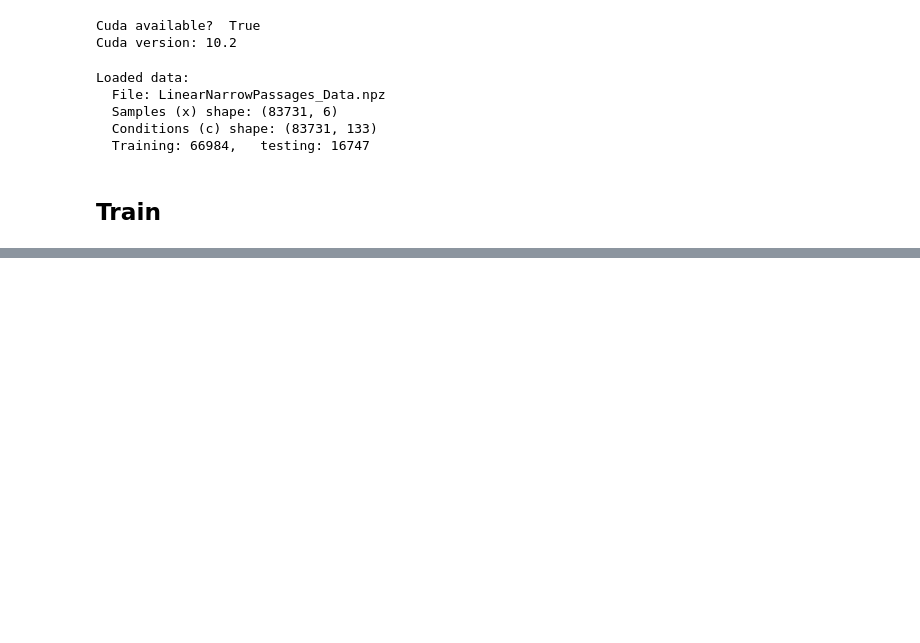
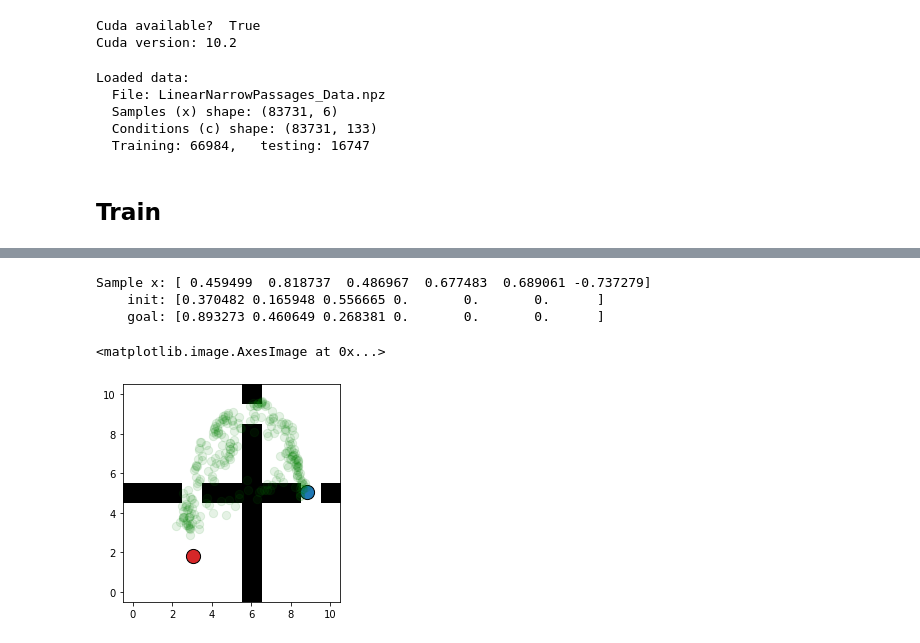
Before and after one commit to ekrell/learn-planning-space, a Jupyter notebook: LinearNarrowPassages_Train.ipynb, the cells around one changed output, grey strips where cells are left out. Cells and saved outputs as stored; diff of their text form; code cells hidden in the pictures; blank space fills up the shorter version.

Commit message:
Fixed output plot (better aligned elements)

```diff
--- a/LinearNarrowPassages_Train.ipynb
+++ b/LinearNarrowPassages_Train.ipynb
@@ -169,0 +151,13 @@ Epoch: 900,  Mean loss: 0.0136
+# %%
+if TRAIN_MODEL:
+    # Train
+    for epoch in range(epochs):
+        train_loss = train(model, optimizer, trainDataLoader, weight, device=device)
+        if epoch % printFreq == 0:
+            print("Epoch: {},  Mean loss: {:.4f}".format(epoch, train_loss))
+
+    if SAVE_MODEL:
+        torch.save(model, MODEL_PATH)
+else:
+    # Load model
+    model = torch.load(MODEL_PATH)
@@ -236,0 +217,36 @@ Sample x: [ 0.941878  0.457245  0.886974  0.171421  0.901119 -0.296588]
+# %%
+# Get sample condition
+occdims = (11, 11)
+
+sample_idx = 2290
+sample_X, sample_C = testDataset[sample_idx]
+sample = decompose(testDataset[sample_idx], occdims=occdims, verbose=True)
+printSample(sample)
+
+# Convert to length-1 batches for model compatability
+sample_C = torch.unsqueeze(sample_C, 0)
+
+# Sample latent space
+z_dim = model.latent_size
+z = torch.Tensor(np.random.randn(batchSize, z_dim))
+sample_C = torch.Tensor(np.tile(sample_C, (batchSize, 1)))
+model.to("cpu")
+model.eval()
+with torch.no_grad():
+    res = model.decoder(z, sample_C)
+
+# Plot
+# fig, axs = axs.show()
+# plt.imshow(sample["grid"].T);
+plt.scatter((sample["init"][0]*occdims[1])-1, (sample["init"][1]*occdims[0])-0,
+            s=200, color="tab:red", edgecolors="black")
+plt.scatter((sample["goal"][0]*occdims[1])-1, (sample["goal"][1]*occdims[0])-0,
+            s=200, color="tab:blue", edgecolors="black")
+plt.scatter((res[:,0]*occdims[1])-1, (res[:,1]*occdims[0])-0, color="green", s=70, alpha=0.1)
+plt.imshow(sample["grid"].T, cmap='gray', origin='lower')
+# %% [output]
+Sample x: [ 0.459499  0.818737  0.486967  0.677483  0.689061 -0.737279]
+    init: [0.370482 0.165948 0.556665 0.       0.       0.      ]
+    goal: [0.893273 0.460649 0.268381 0.       0.       0.      ]
+<matplotlib.image.AxesImage at 0x...>
+[figure, added]
```
Also changed, not shown: parts of 9 cells of this notebook, 1 other file.
